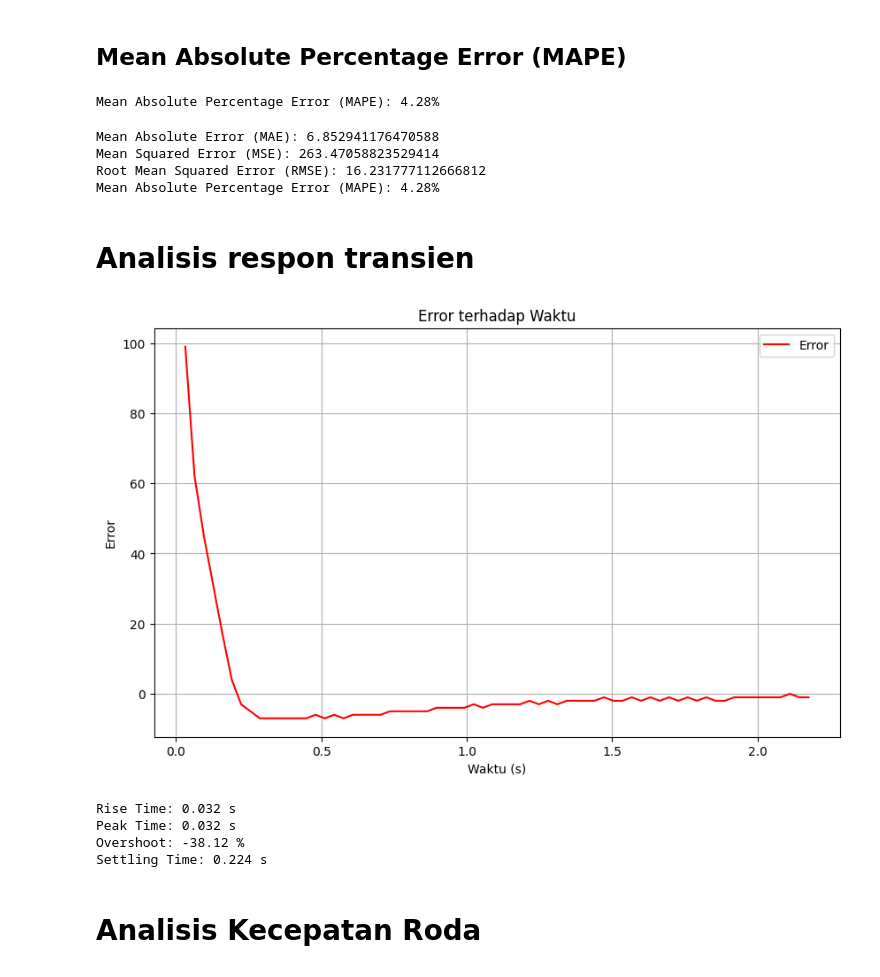
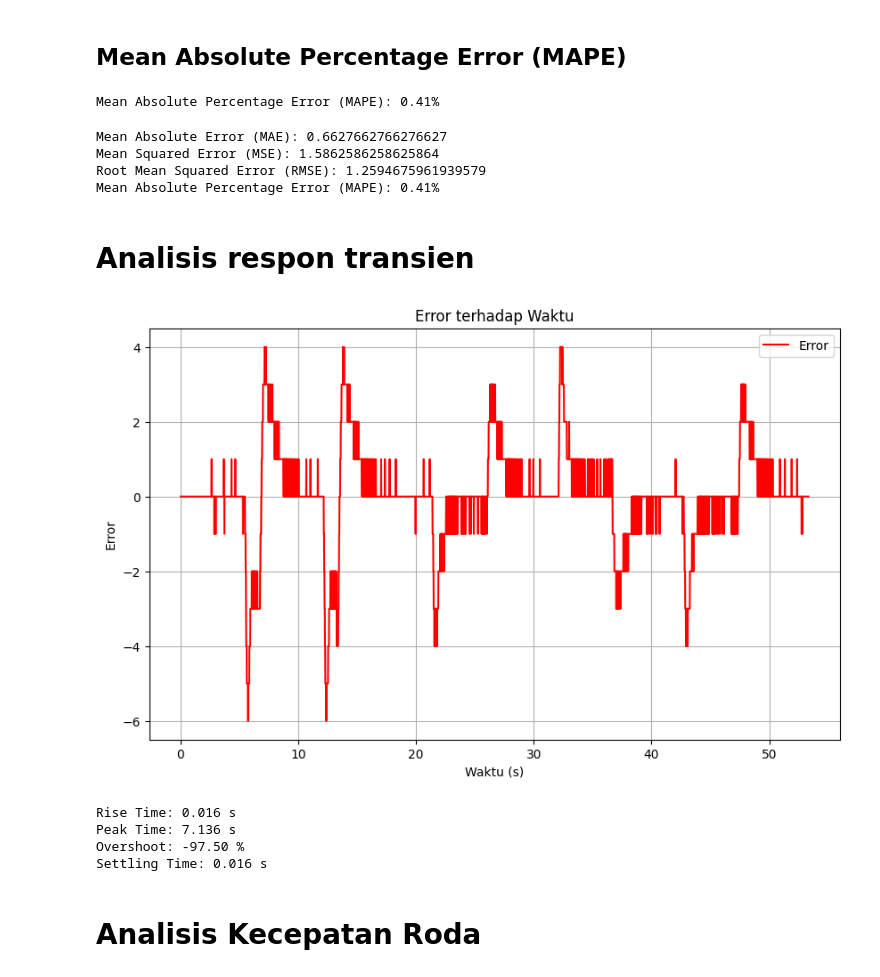
Before and after one commit to 2black0/Line-Follower-Computer-Vision-Webots, a Jupyter notebook: controllers/robot_controller/result-analysis.ipynb, the cells around one changed output. Saved outputs shown, nothing was run; the diff lists cells and outputs as text; code cells hidden in the pictures.

```diff
--- a/controllers/robot_controller/result-analysis.ipynb
+++ b/controllers/robot_controller/result-analysis.ipynb
@@ -70,16 +70,16 @@ Root Mean Squared Error (RMSE): 16.231777112666812
 # %% [markdown]
 ## Mean Absolute Percentage Error (MAPE)
 # %%
-mape = (data['Error'].abs() / data['SetPoint']).mean() * 100
+mape = (data['Error'].abs() / data['SetPointError']).mean() * 100
 print(f'Mean Absolute Percentage Error (MAPE): {mape:.2f}%')
 # %% [output]
-Mean Absolute Percentage Error (MAPE): 4.28%
+Mean Absolute Percentage Error (MAPE): 0.41%
 # %%
 # Hitung metrik error
 mae = data['Error'].abs().mean()
 mse = (data['Error'] ** 2).mean()
 rmse = mse ** 0.5
-mape = (data['Error'].abs() / data['SetPoint']).mean() * 100
+mape = (data['Error'].abs() / data['SetPointError']).mean() * 100
 
 # Cetak hasil
 print(f'Mean Absolute Error (MAE): {mae}')
@@ -87,16 +87,16 @@ print(f'Mean Squared Error (MSE): {mse}')
 print(f'Root Mean Squared Error (RMSE): {rmse}')
 print(f'Mean Absolute Percentage Error (MAPE): {mape:.2f}%')
 # %% [output]
-Mean Absolute Error (MAE): 6.852941176470588
-Mean Squared Error (MSE): 263.47058823529414
-Root Mean Squared Error (RMSE): 16.231777112666812
-Mean Absolute Percentage Error (MAPE): 4.28%
+Mean Absolute Error (MAE): 0.6627662766276627
+Mean Squared Error (MSE): 1.5862586258625864
+Root Mean Squared Error (RMSE): 1.2594675961939579
+Mean Absolute Percentage Error (MAPE): 0.41%
 # %% [markdown]
 # Analisis respon transien
 # %%
 # Plot respons Error terhadap waktu
 plt.figure(figsize=(10, 6))
-plt.plot(data['Time'], data['Error'], label='Error', color='r')
+plt.plot(data['TimeStep'], data['Error'], label='Error', color='r')
 plt.title('Error terhadap Waktu')
 plt.xlabel('Waktu (s)')
 plt.ylabel('Error')
@@ -104,40 +104,40 @@ plt.grid(True)
 plt.legend()
 plt.show()
 
 # Analisis respons transien
 def analyze_transient_response(time, error, set_point):
     error_abs = error.abs()
 
     rise_time_idx = (error_abs > 0.1 * set_point).idxmax()
     rise_time = time[rise_time_idx]
 
     peak_error = error.max()
     peak_time_idx = error.idxmax()
     peak_time = time[peak_time_idx]
 
     overshoot = ((peak_error - set_point) / set_point) * 100
 
     settling_time_idx = (error_abs <= 0.02 * set_point).idxmax()
     settling_time = time[settling_time_idx]
 
     return rise_time, peak_time, overshoot, settling_time
 
-set_point = data['SetPoint'].iloc[0]  # Misalkan set point konstan
-time = data['Time']
+set_point = data['SetPointError'].iloc[0]  # Misalkan set point konstan
+time = data['TimeStep']
 error = data['Error']
 
 rise_time, peak_time, overshoot, settling_time = analyze_transient_response(time, error, set_point)
 
 print(f'Rise Time: {rise_time} s')
 print(f'Peak Time: {peak_time} s')
 print(f'Overshoot: {overshoot:.2f} %')
 print(f'Settling Time: {settling_time} s')
 # %% [output]
-[figure, old version]
+[figure, new version]
-Rise Time: 0.032 s
-Peak Time: 0.032 s
-Overshoot: -38.12 %
-Settling Time: 0.224 s
+Rise Time: 0.016 s
+Peak Time: 7.136 s
+Overshoot: -97.50 %
+Settling Time: 0.016 s
 # %% [markdown]
 # Analisis Kecepatan Roda
 # %%
```
Also changed, not shown: parts of 15 cells of this notebook, 9 other files.
